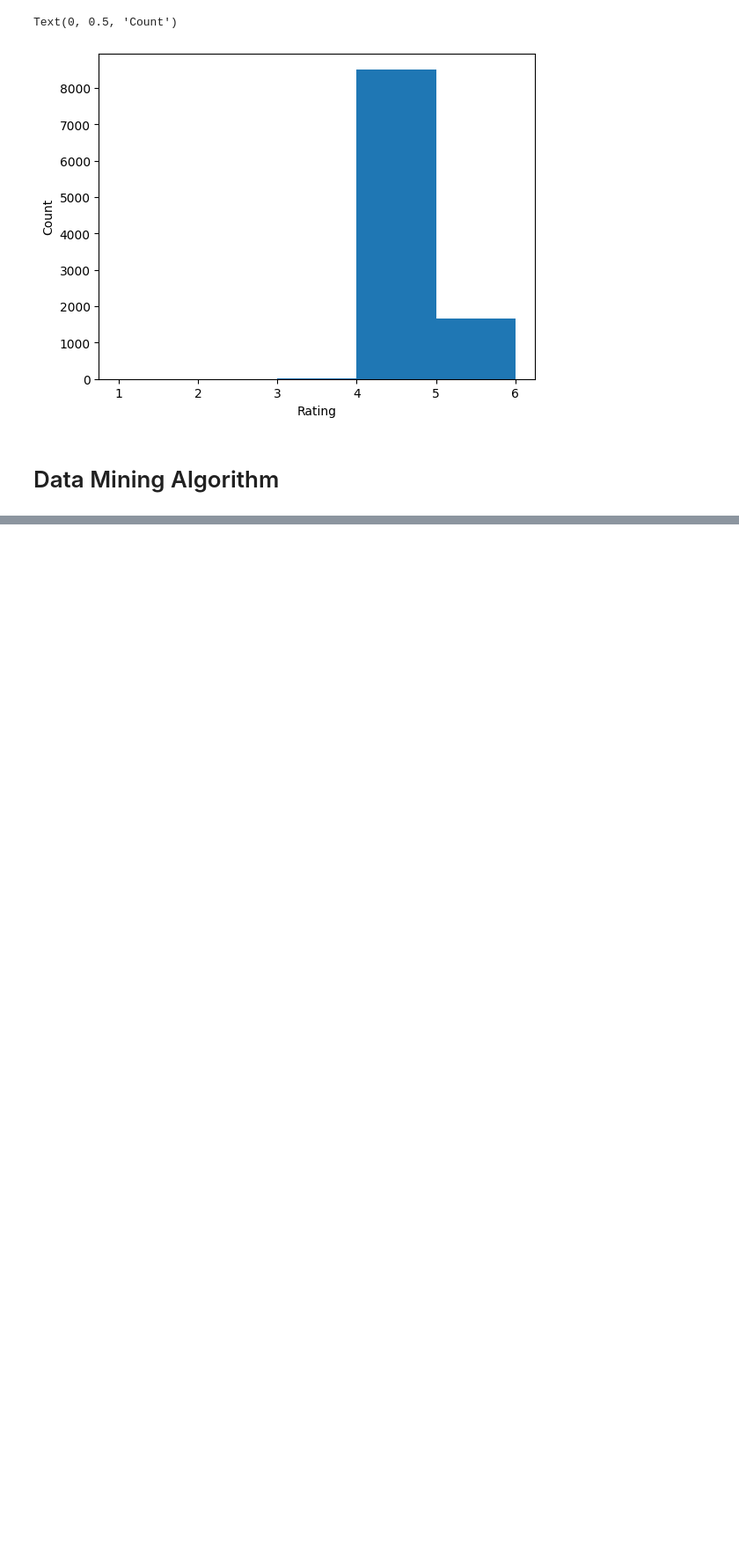
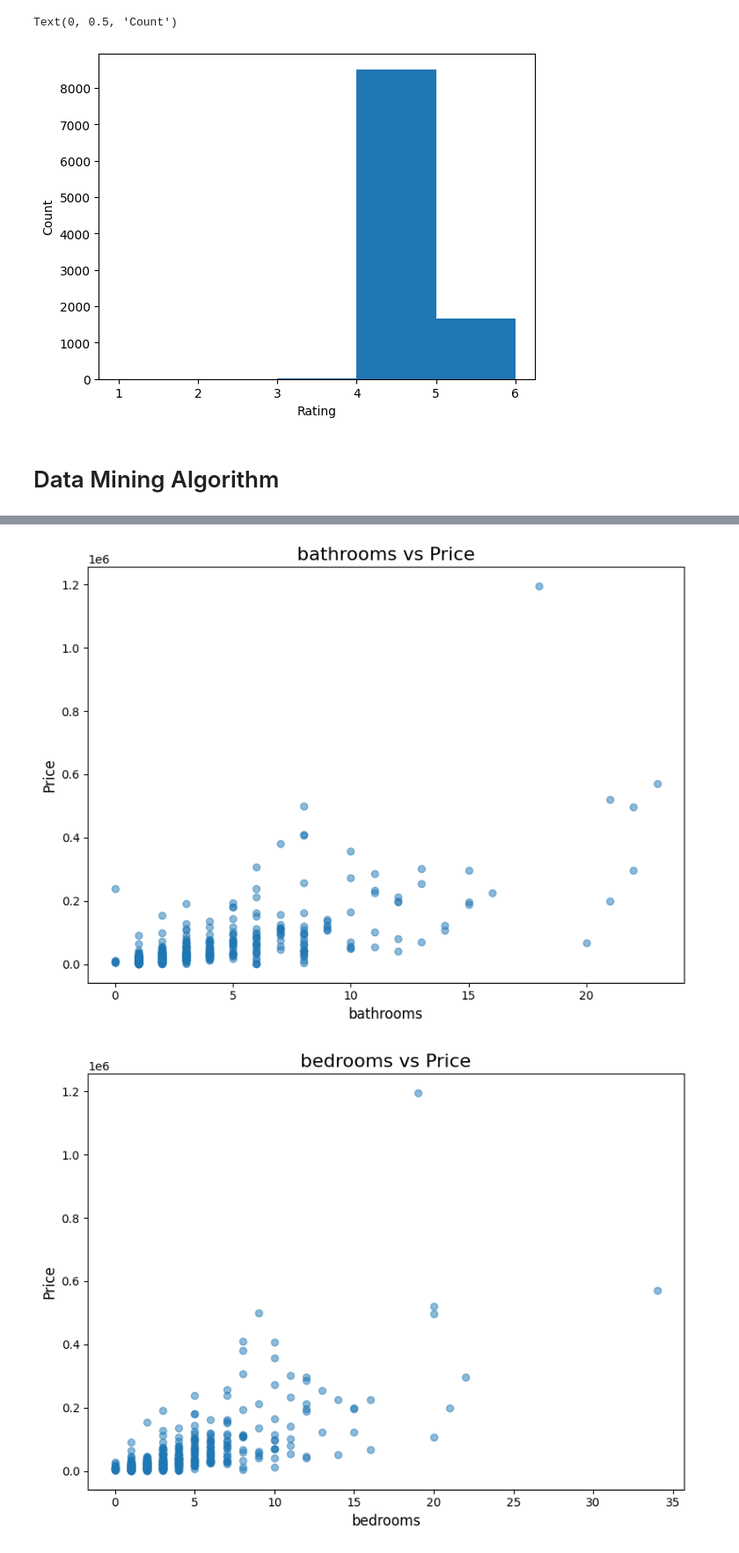
Before and after one commit to rimvelvet31/airbnb_data_mining_final_project, a Jupyter notebook: notebook.ipynb, the cells around one changed output, grey strips where cells are left out. Shown: that part at 88% size. Drawn from its saved outputs; the diff is of its cells as text; code cells hidden in the pictures; blank space fills up the shorter version.

```diff
--- a/notebook.ipynb
+++ b/notebook.ipynb
@@ -105,3 +106,13 @@ Text(0, 0.5, 'Count')
 [figure]
 # %% [markdown]
 # Data Mining Algorithm
+# %%
+# select the relevant features to predict for price of airbnb in italy
+italy_properties = select_data("""
+    SELECT
+        bathrooms, bedrooms, beds, price_local
+    FROM properties
+    WHERE country_id = 46;
+""")
+
+italy_properties.head()
@@ -107,0 +126,18 @@ Text(0, 0.5, 'Count')
+# %%
+# List of selected features
+selected_features = ["bathrooms", "bedrooms", "beds"]
+
+# Create scatter plots one at a time
+for feature in selected_features:
+    plt.figure(figsize=(8, 6))
+
+    plt.scatter(italy_properties[feature], italy_properties['price_local'], alpha=0.5)
+    plt.title(f'{feature} vs Price', fontsize=16)
+    plt.xlabel(feature, fontsize=12)
+    plt.ylabel('Price', fontsize=12)
+
+    plt.tight_layout()
+    plt.show()
+# %% [output]
+[figure, added]
+[figure, added]
```
Also changed, not shown: parts of 13 cells of this notebook.
